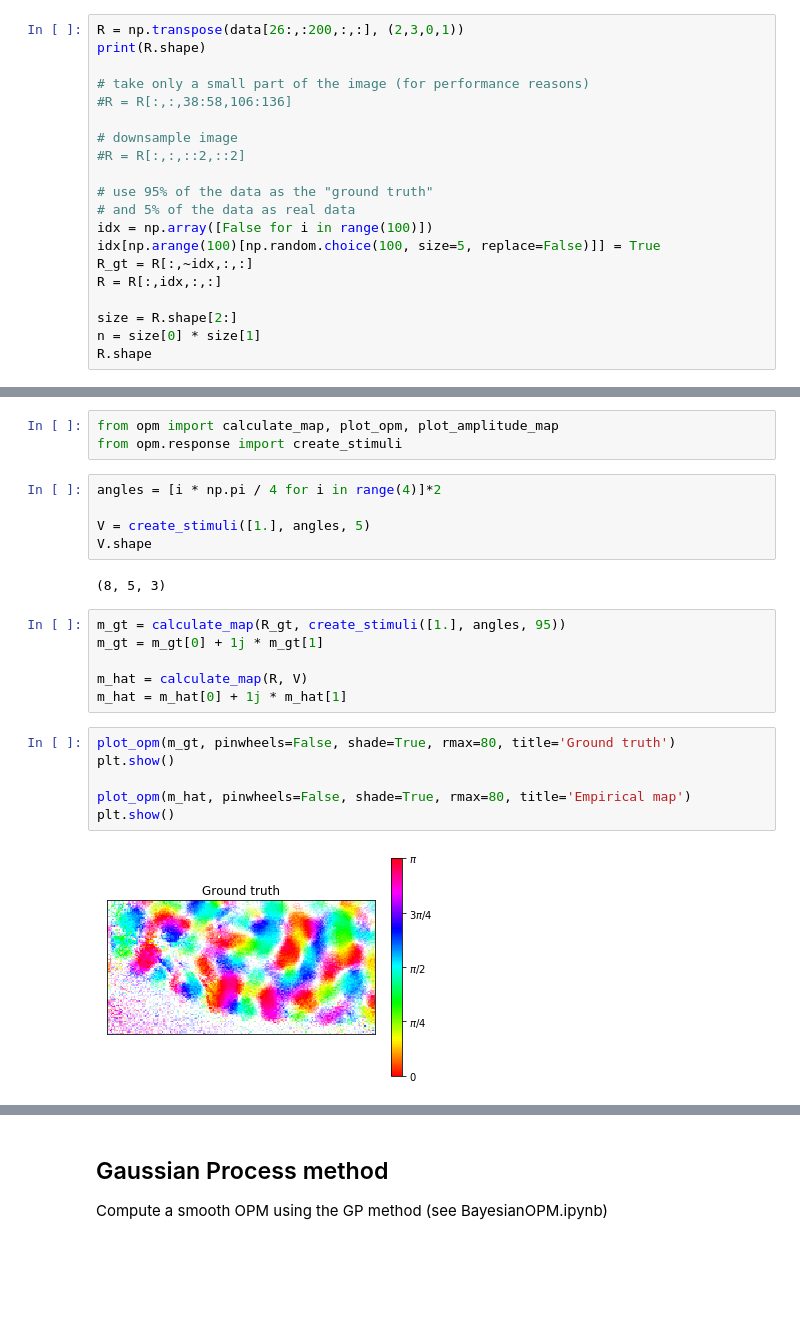
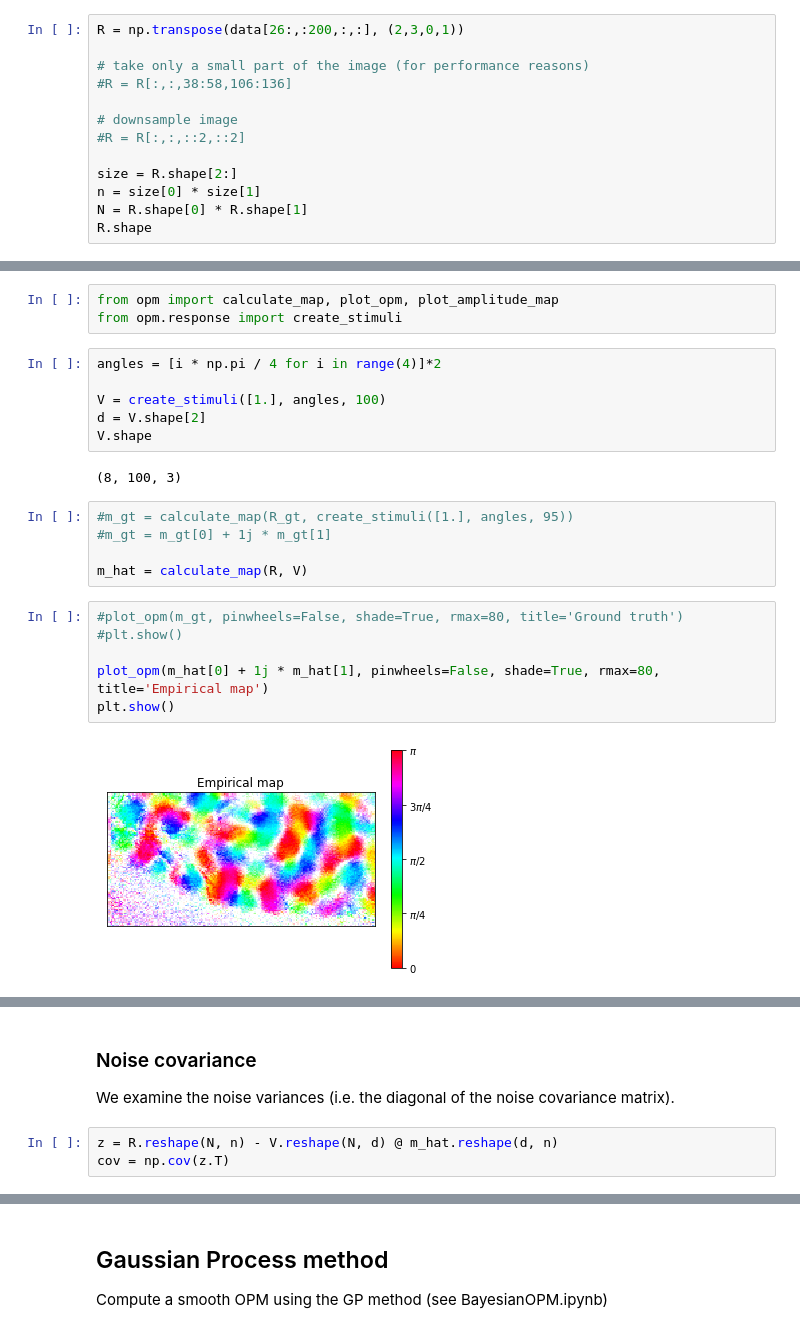
Before and after one commit to mackelab/gp-maps-python, a Jupyter notebook: FerretData.ipynb, the cells around one changed output, grey strips where cells are left out. Cells and saved outputs as stored; diff of their text form; blank space fills up the shorter version.

Commit message:
Compute avg noise correlations from empirical map

```diff
--- a/FerretData.ipynb
+++ b/FerretData.ipynb
@@ -18,7 +18,6 @@ data.shape
 Reshape the data to (conditions, trials, npixels_x, npixels_y) and split the data into one part used as "ground truth" (95%) and one part used for inference (5%).
 # %%
 R = np.transpose(data[26:,:200,:,:], (2,3,0,1))
-print(R.shape)
 
 # take only a small part of the image (for performance reasons)
 #R = R[:,:,38:58,106:136]
@@ -26,15 +25,9 @@ print(R.shape)
 # downsample image
 #R = R[:,:,::2,::2]
 
-# use 95% of the data as the "ground truth"
-# and 5% of the data as real data
-idx = np.array([False for i in range(100)])
-idx[np.arange(100)[np.random.choice(100, size=5, replace=False)]] = True
-R_gt = R[:,~idx,:,:]
-R = R[:,idx,:,:]
-
 size = R.shape[2:]
 n = size[0] * size[1]
+N = R.shape[0] * R.shape[1]
 R.shape
 # %% [output]
 (8, 100, 100, 200)
@@ -56,21 +48,21 @@ from opm.response import create_stimuli
 # %%
 angles = [i * np.pi / 4 for i in range(4)]*2
 
-V = create_stimuli([1.], angles, 5)
+V = create_stimuli([1.], angles, 100)
+d = V.shape[2]
 V.shape
 # %% [output]
-(8, 5, 3)
+(8, 100, 3)
 # %%
-m_gt = calculate_map(R_gt, create_stimuli([1.], angles, 95))
-m_gt = m_gt[0] + 1j * m_gt[1]
+#m_gt = calculate_map(R_gt, create_stimuli([1.], angles, 95))
+#m_gt = m_gt[0] + 1j * m_gt[1]
 
 m_hat = calculate_map(R, V)
-m_hat = m_hat[0] + 1j * m_hat[1]
 # %%
-plot_opm(m_gt, pinwheels=False, shade=True, rmax=80, title='Ground truth')
+#plot_opm(m_gt, pinwheels=False, shade=True, rmax=80, title='Ground truth')
+#plt.show()
+
+plot_opm(m_hat[0] + 1j * m_hat[1], pinwheels=False, shade=True, rmax=80, title='Empirical map')
 plt.show()
-
-plot_opm(m_hat, pinwheels=False, shade=True, rmax=80, title='Empirical map')
-plt.show()
 # %% [output]
-[figure, old version]
+[figure, new version]
@@ -77,0 +69,6 @@ plt.show()
+# %% [markdown]
+### Noise covariance
+We examine the noise variances (i.e. the diagonal of the noise covariance matrix).
+# %%
+z = R.reshape(N, n) - V.reshape(N, d) @ m_hat.reshape(d, n)
+cov = np.cov(z.T)
```
Also changed, not shown: parts of 15 cells of this notebook, 2 other files.
